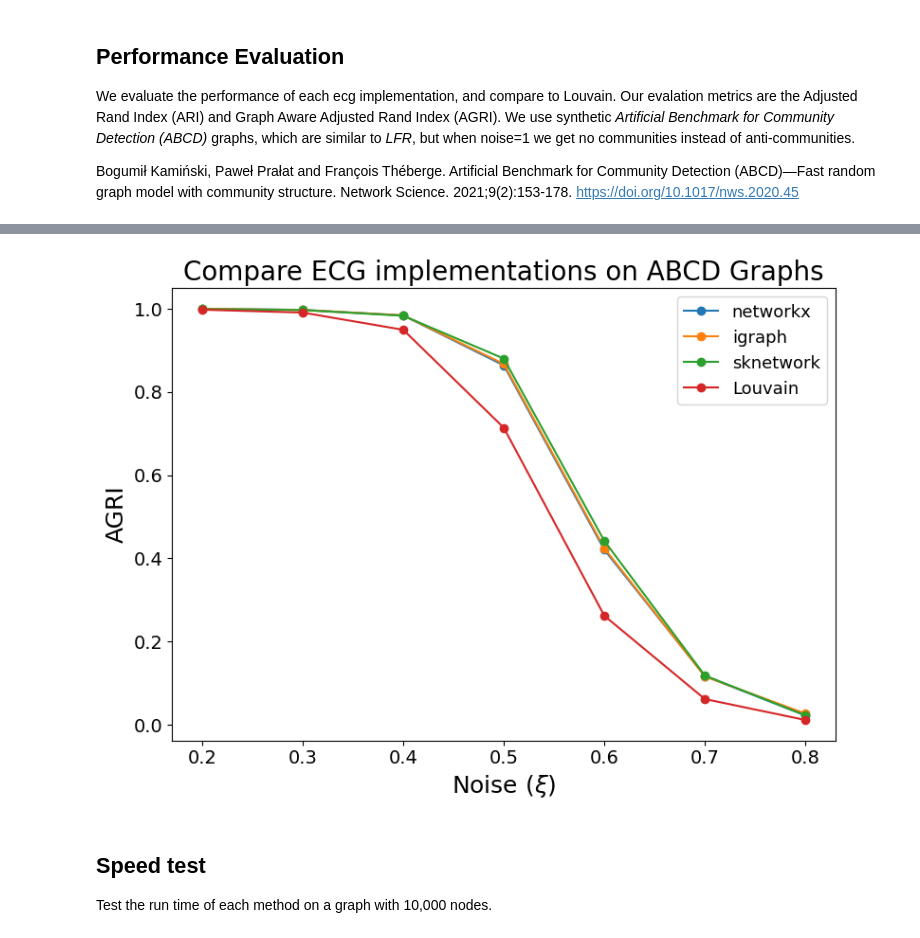
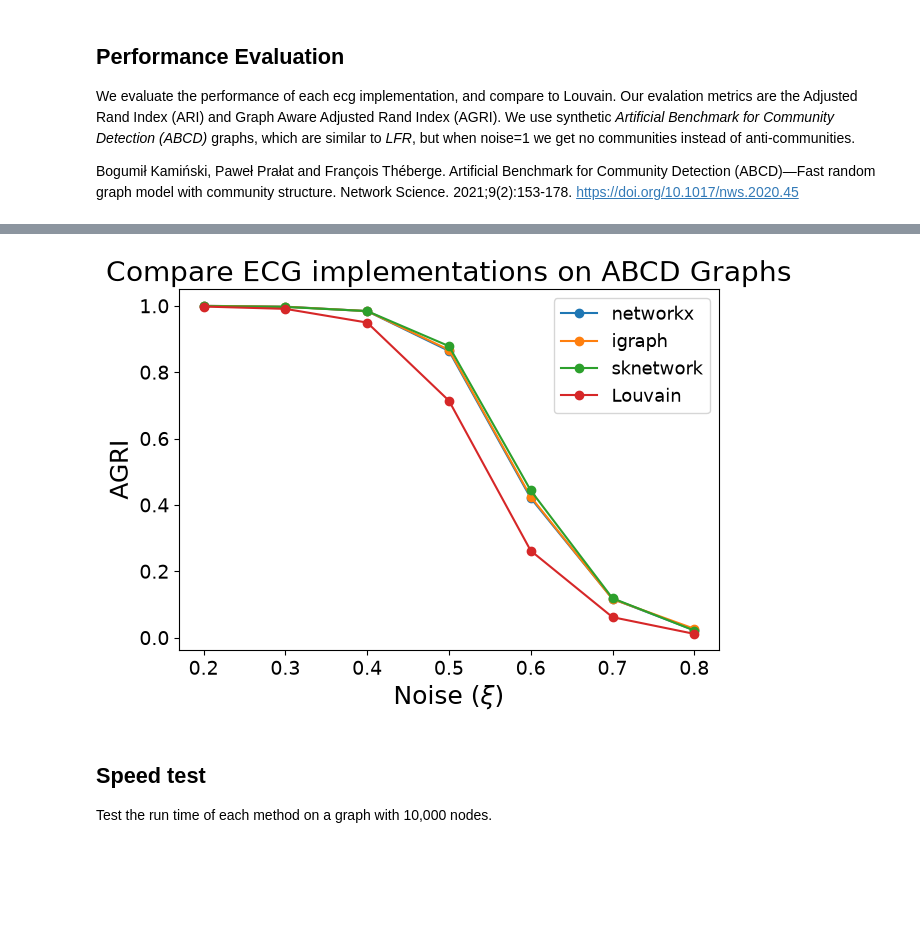
Before and after one commit to ftheberge/graph-partition-and-measures, a Jupyter notebook: example_benchmark.ipynb, the cells around one changed output, grey strips where cells are left out. Saved outputs shown, nothing was run; the diff lists cells and outputs as text; code cells hidden in the pictures; blank space fills up the shorter version.

```diff
--- a/example_benchmark.ipynb
+++ b/example_benchmark.ipynb
@@ -82,18 +82,18 @@ plt.tight_layout()
 # %%
 avg = np.mean(agris, axis=2)
-plt.figure(figsize=(8, 6), dpi=100)
+plt.figure()
 plt.plot(xis, avg[0, :], 'o-',label="networkx")
 plt.plot(xis, avg[1, :], 'o-',label="igraph")
 plt.plot(xis, avg[2, :], 'o-',label="sknetwork")
 plt.plot(xis, avg[3, :], 'o-', label="Louvain")
 plt.legend(fontsize=13)
 plt.title("Compare ECG implementations on ABCD Graphs", fontsize=20)
 plt.xlabel(r"Noise ($\xi$)", fontsize=18)
 plt.ylabel("AGRI", fontsize=18)
 plt.tick_params(labelsize=14)
 plt.tight_layout()
 # %% [output]
-[figure, old version]
+[figure, new version]
 # %% [markdown]
 ## Speed test
 
```
Also changed, not shown: parts of 6 cells of this notebook, 2 other files.
